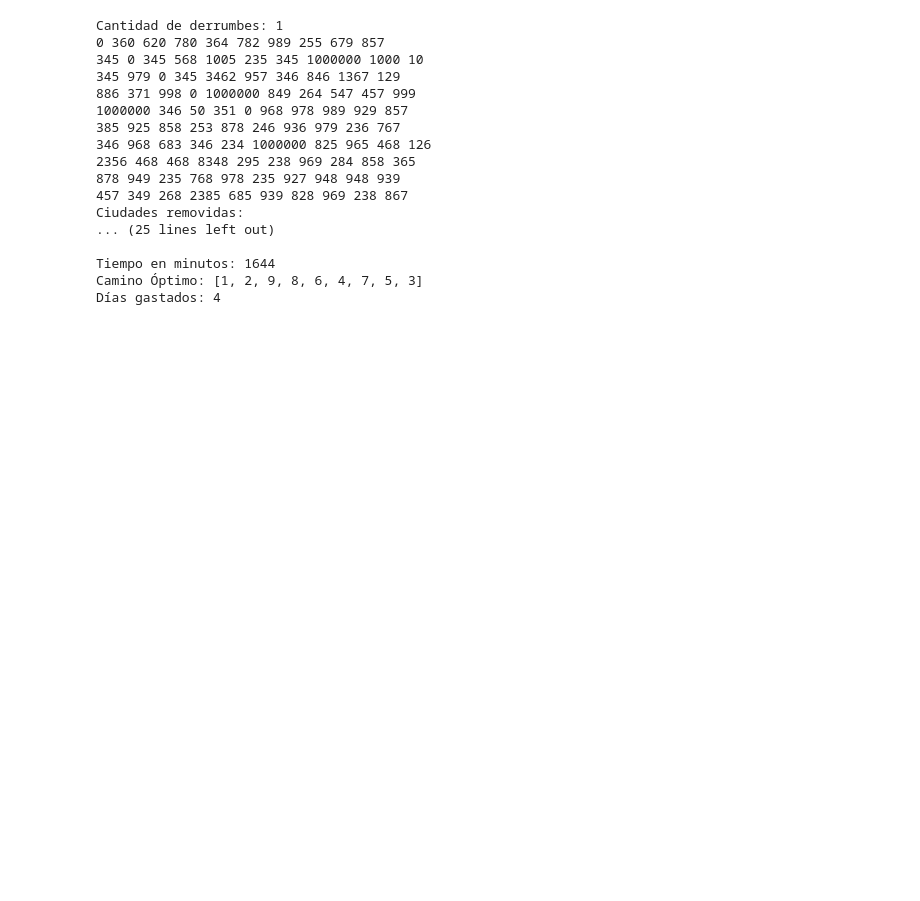
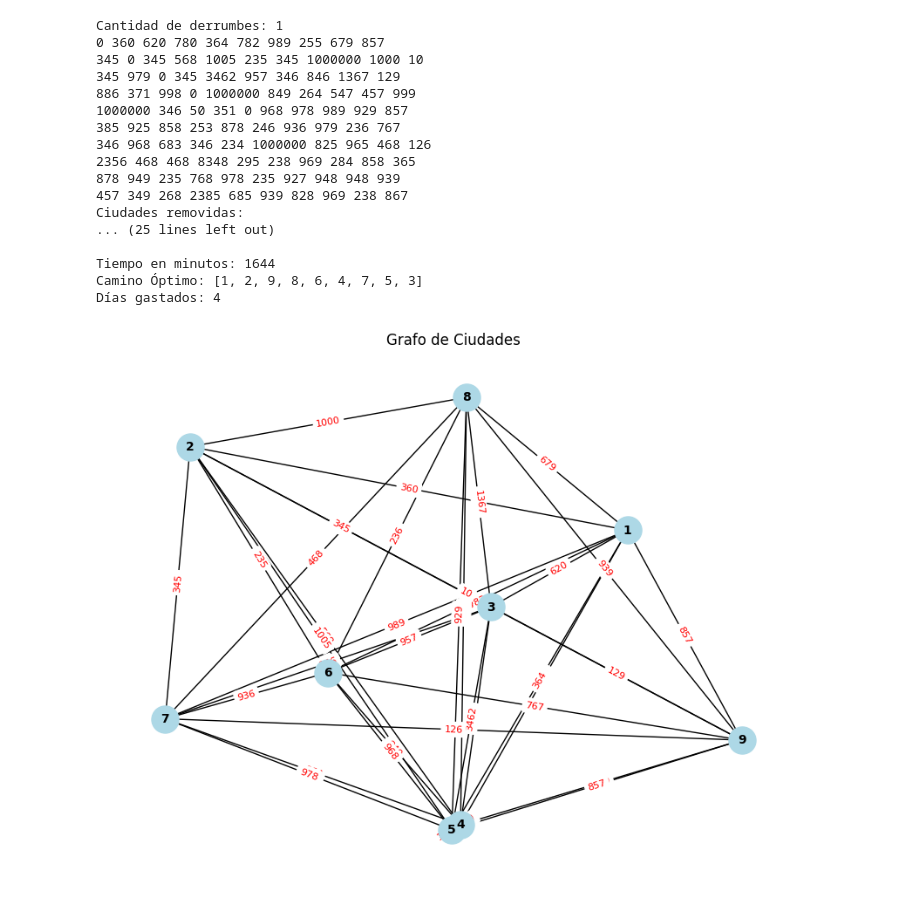
Before and after one commit to LauraCD2/redes-distribucion-logistica, a Jupyter notebook: main.ipynb, the cells around one changed output. Saved outputs shown, nothing was run; the diff lists cells and outputs as text; code cells hidden in the pictures; blank space fills up the shorter version.

Commit message:
graph

```diff
--- a/main.ipynb
+++ b/main.ipynb
@@ -145,3 +145,41 @@ Ciudades removidas:
 Tiempo en minutos: 1644
 Camino Óptimo: [1, 2, 9, 8, 6, 4, 7, 5, 3]
 Días gastados: 4
+# %%
+import networkx as nx
+import matplotlib.pyplot as plt
+
+def print_graph(distance_matrix):
+    G = nx.Graph()
+
+    # Agregar nodos al grafo
+    cities = len(distance_matrix)
+    G.add_nodes_from(range(1, cities + 1))
+
+    # Agregar aristas al grafo
+    for i in range(cities):
+        for j in range(i + 1, cities):
+            weight = distance_matrix[i][j]
+            if weight > 0:
+                G.add_edge(i + 1, j + 1, weight=weight)
+
+    # Obtener posición de los nodos para visualización
+    pos = nx.spring_layout(G)
+
+    # Obtener los pesos de las aristas
+    edge_labels = nx.get_edge_attributes(G, 'weight')
+
+    # Dibujar el grafo
+    plt.figure(figsize=(8, 6))
+    nx.draw(G, pos, with_labels=True, node_size=500, node_color='lightblue', font_size=10, font_weight='bold')
+    nx.draw_networkx_edge_labels(G, pos, edge_labels=edge_labels, font_size=8, font_color='red')
+
+    # Mostrar el grafo
+    plt.title('Grafo de Ciudades')
+    plt.axis('off')
+    plt.show()
+
+# Utilizar la matriz de distancia modificada
+print_graph(temp1)
+# %% [output]
+[figure, added]
```
